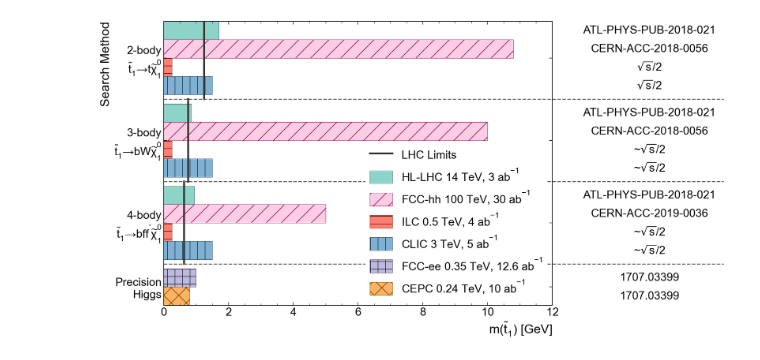
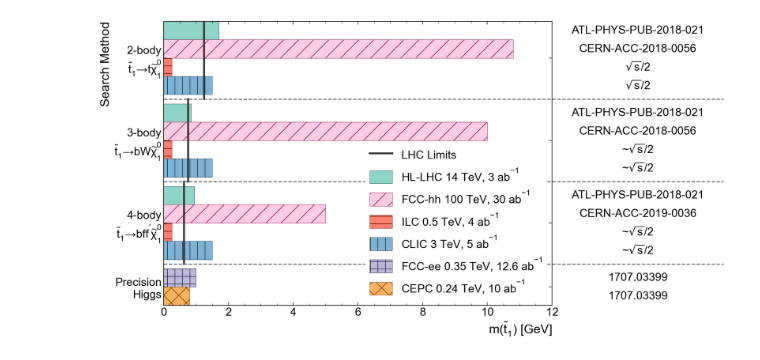
Before and after one commit to riley-x/snowmass-ef08-plots, a Jupyter notebook: plot.ipynb, the cells around one changed output. Cells and saved outputs as stored; diff of their text form; code cells hidden in the pictures.

Commit message:
add ranges

```diff
--- a/plot.ipynb
+++ b/plot.ipynb
@@ -83,11 +87,13 @@ xlabel = r'$m(\widetilde{t}_1)$ [GeV]'
 ###                                                          ###
 ################################################################
 
+### Setup and collections ###
 fig, ax = plt.subplots()
 fig.set_dpi(144)
 
 bar_height = 1 # height of a bar in data coordinates (keep this at 1)
 group_pad = 0.5 # space between groups in data coordinates
+reference_pad = 0.05 # in axes coordinates
 
 # y-groups (search method)
 labels = [] # string labels for each group
@@ -99,19 +105,26 @@ curr_lims = [] # (x, y0, y1) positions of the current limits
 ys = [] # y position of each bar (lower edge)
 widths = [] # width of each bar
 references = [] # string reference of each bar
+ranges = [] # list of (y, xmin, xmax) of where to plot a hatching indicating a range of values
 opts = {} # option : list per bar
 
 # legend
 legend_indexes = {} # collider : index into bars.patches
 
-# Collate info. Loop from top to bottom (y-axis will be inverted, so start at y=0 and go up).
-y = 0
+### Collate info ###
+y = 0 # Loop from top to bottom (y-axis will be inverted, so start at y=0 and go up).
 for i,(group,colliders) in enumerate(vals.items()):
     y_group_start = y
+
+    ### Collider bars ###
     for collider,limits in colliders.items():
         if collider in ['annotation', 'current limits']:
             continue
-        widths.append(limits[0])
+        if hasattr(limits[0], '__getitem__'): # plot a range
+            widths.append(limits[0][1])
+            ranges.append((y, limits[0][0], limits[0][2]))
+        else:
+            widths.append(limits[0])
         references.append(limits[1])
         ys.append(y)
         for opt,opt_val in styles[collider].items():
@@ -119,6 +132,8 @@ for i,(group,colliders) in enumerate(vals.items()):
                 opts.setdefault(opt, []).append(opt_val)
         legend_indexes.setdefault(collider, len(ys) - 1)
         y += bar_height
+
+    ### Group info ###
     if annotation := colliders.get('annotation'):
         group += '\n' + annotation
     labels.append(group)
@@ -129,7 +144,7 @@ for i,(group,colliders) in enumerate(vals.items()):
     y += group_pad
 dividers = dividers[:-1] # don't draw a divider after the last group
 
-# Auto-set hatch color
+### Auto-set hatch color ###
 def darken(c, value=3):
     rgba = mcolors.to_rgba(c)
     h,l,s = colorsys.rgb_to_hls(*rgba[:3])
@@ -138,45 +153,60 @@ def darken(c, value=3):
 if 'color' in opts and 'hatch' in opts and 'edgecolor' not in opts:
     opts['edgecolor'] = [darken(c) for c in opts['color']]
 
-# Plot main bars
+### Plot main bars ###
 bars = ax.barh(ys, widths, height=bar_height, align='edge', **opts)
 ax.set_yticks(label_ys, labels)
 ax.tick_params(axis='y', which='minor', left=False, right=False)
 ax.set_ylim(0, ys[-1] + bar_height)
 ax.invert_yaxis()
 atlas_mpl_style.set_xlabel(xlabel)
 atlas_mpl_style.set_ylabel("Search Method")
 
-# Plot current limits
+### Plot range overlays ###
+for y,x0,x1 in ranges:
+    patch_range = mpatches.Rectangle((x0, y), x1 - x0, bar_height, hatch='////', linestyle='', edgecolor='#00000077', fill=False)
+    ax.add_patch(patch_range)
+
+### Plot current limits ###
 for x,y0,y1 in curr_lims:
     lim_line = ax.plot([x, x], [y0, y1], linestyle='-', linewidth=3, color='#333333')
 
-# Plot references and get x extent
+### Plot and get x extent of references ###
 x0,x1 = ax.get_xlim()
-max_text_x = 0 # in axes coordinates
+max_text_width = 0 # in axes coordinates
+patch_references = []
 for y,ref in zip(ys, references):
-    t = ax.text(x1 + 3, y + bar_height/2, ref, va='center', ha='center')
+    t = ax.text(x1, y + bar_height/2, ref, va='center', ha='center')
     bb = t.get_window_extent(renderer=fig.canvas.get_renderer()).transformed(ax.transAxes.inverted())
-    max_text_x = max(max_text_x, bb.x1)
+    max_text_width = max(max_text_width, bb.x1 - bb.x0)
+    patch_references.append(t)
     # https://stackoverflow.com/questions/24581194/matplotlib-text-bounding-box-dimensions
+data_to_axis = ax.transData + ax.transAxes.inverted()
+for patch in patch_references: # adjust x position
+    pos = list(data_to_axis.transform(patch.get_position())) # axis coordinates, with x = 1 currently
+    pos[0] += reference_pad + max_text_width / 2
+    pos = data_to_axis.inverted().transform(pos)
+    patch.set_position(pos)
 
-# Plot dividers
-data_to_fig = ax.transAxes.inverted()
+### Plot dividers ###
 for y in dividers:
-    ax.axhline(y, xmax=max_text_x + 0.02, linestyle='--', color='#666666', clip_on=False)
+    ax.axhline(y, xmax=1 + 2 * reference_pad + max_text_width, linestyle='--', color='#666666', clip_on=False)
 
-# Plot legend
+### Plot legend ###
 legend_patches = [lim_line[0]]
 legend_labels = ['LHC Limits']
 for collider,opts in styles.items():
     if (index := legend_indexes.get(collider)) is not None:
         legend_patches.append(bars.patches[index])
         if annotation := opts.get('annotation'):
             collider += ' ' + annotation
         legend_labels.append(collider)
+if ranges:
+    legend_patches.append(patch_range)
+    legend_labels.append('Range of estimates')
 legend = ax.legend(legend_patches, legend_labels, framealpha=1, edgecolor='white', handleheight=1.4)
 # %% [output]
-[figure, old version]
+[figure, new version]
 # %%
 ################################################################
 ###                           SAVE                           ###
```
Also changed, not shown: parts of 3 cells of this notebook, 1 other file.
